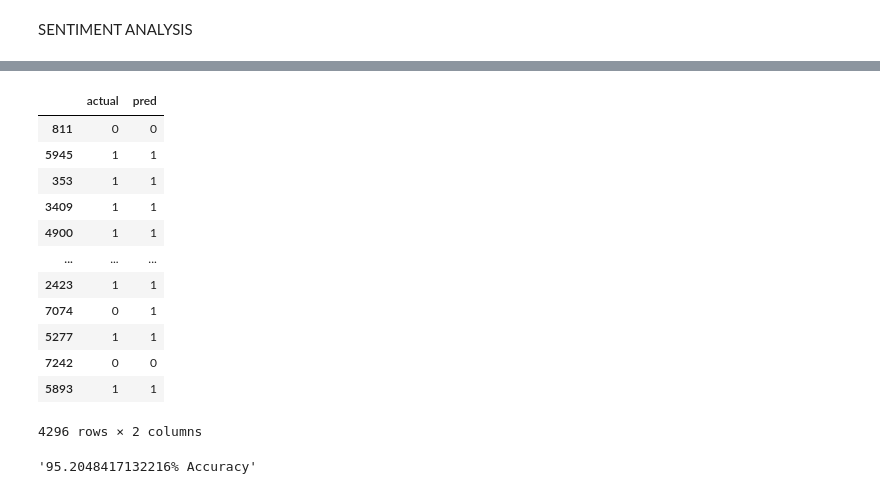
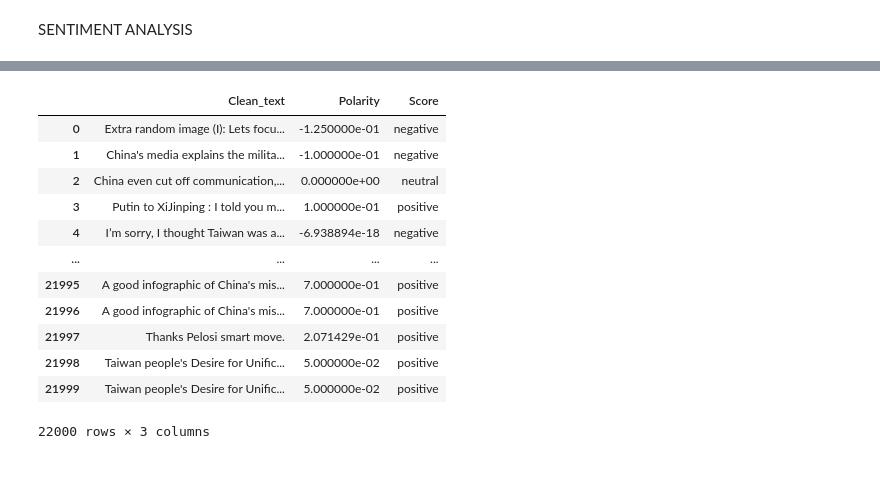
Before and after one commit to josephsnow26/bb, a Jupyter notebook: FINOOOO.ipynb, the cells around one changed output, grey strips where cells are left out. Drawn from its saved outputs; the diff is of its cells as text; code cells hidden in the pictures.

```diff
--- a/FINOOOO.ipynb
+++ b/FINOOOO.ipynb
@@ -150,6 +134,2 @@ Perplexity:  -7.451021742850383
 # %% [markdown]
 SENTIMENT ANALYSIS
-# %%
-Cleaned_tweets = pd.DataFrame()
-Cleaned_tweets['Clean_text'] = df['clean_tweets']
-Cleaned_tweets['Polarity'] = df['polarity']
@@ -292,20 +213,25 @@ accuracytable['pred'] = predicted_score
-# %%
-accuracytable
-# %% [output]
-|  | actual | pred |
-| 811 | 0 | 0 |
-| 5945 | 1 | 1 |
-| 353 | 1 | 1 |
-| 3409 | 1 | 1 |
-| 4900 | 1 | 1 |
-| ... | ... | ... |
-| 2423 | 1 | 1 |
-| 7074 | 0 | 1 |
-| 5277 | 1 | 1 |
-| 7242 | 0 | 0 |
-| 5893 | 1 | 1 |
-4296 rows × 2 columns
-# %%
-f'{100*clf.score(X_test,y_test)}% Accuracy'
-# %% [output]
-'95.2048417132216% Accuracy'
+# %%
+Cleaned_tweets = Clean_tweetss(df)
+newfreshdata =  Cleaned_tweets.organise_data()
+polaritychange = Cleaned_tweets.Text_Category(newfreshdata['Polarity'])
+newfreshdata['Score'] = polaritychange
+removeneutralandreset =  Cleaned_tweets.removeneutralandresetindex(newfreshdata)
+createnewcolmnscore = Cleaned_tweets.newscore(removeneutralandreset)
+X_train, X_test, y_train, y_test =  Cleaned_tweets.vectorize_wordsandsplit(createnewcolmnscore)
+predicted_score, accuracy= Cleaned_tweets.trainandsplit(X_train,y_train, X_test, y_test)
+# %%
+newfreshdata
+# %% [output]
+|  | Clean_text | Polarity | Score |
+| 0 | Extra random image (I): Lets focu... | -1.250000e-01 | negative |
+| 1 | China's media explains the milita... | -1.000000e-01 | negative |
+| 2 | China even cut off communication,... | 0.000000e+00 | neutral |
+| 3 | Putin to XiJinping : I told you m... | 1.000000e-01 | positive |
+| 4 | I’m sorry, I thought Taiwan was a... | -6.938894e-18 | negative |
+| ... | ... | ... | ... |
+| 21995 | A good infographic of China's mis... | 7.000000e-01 | positive |
+| 21996 | A good infographic of China's mis... | 7.000000e-01 | positive |
+| 21997 | Thanks Pelosi smart move. | 2.071429e-01 | positive |
+| 21998 | Taiwan people's Desire for Unific... | 5.000000e-02 | positive |
+| 21999 | Taiwan people's Desire for Unific... | 5.000000e-02 | positive |
+22000 rows × 3 columns
```
Also changed, not shown: parts of 35 cells of this notebook.
